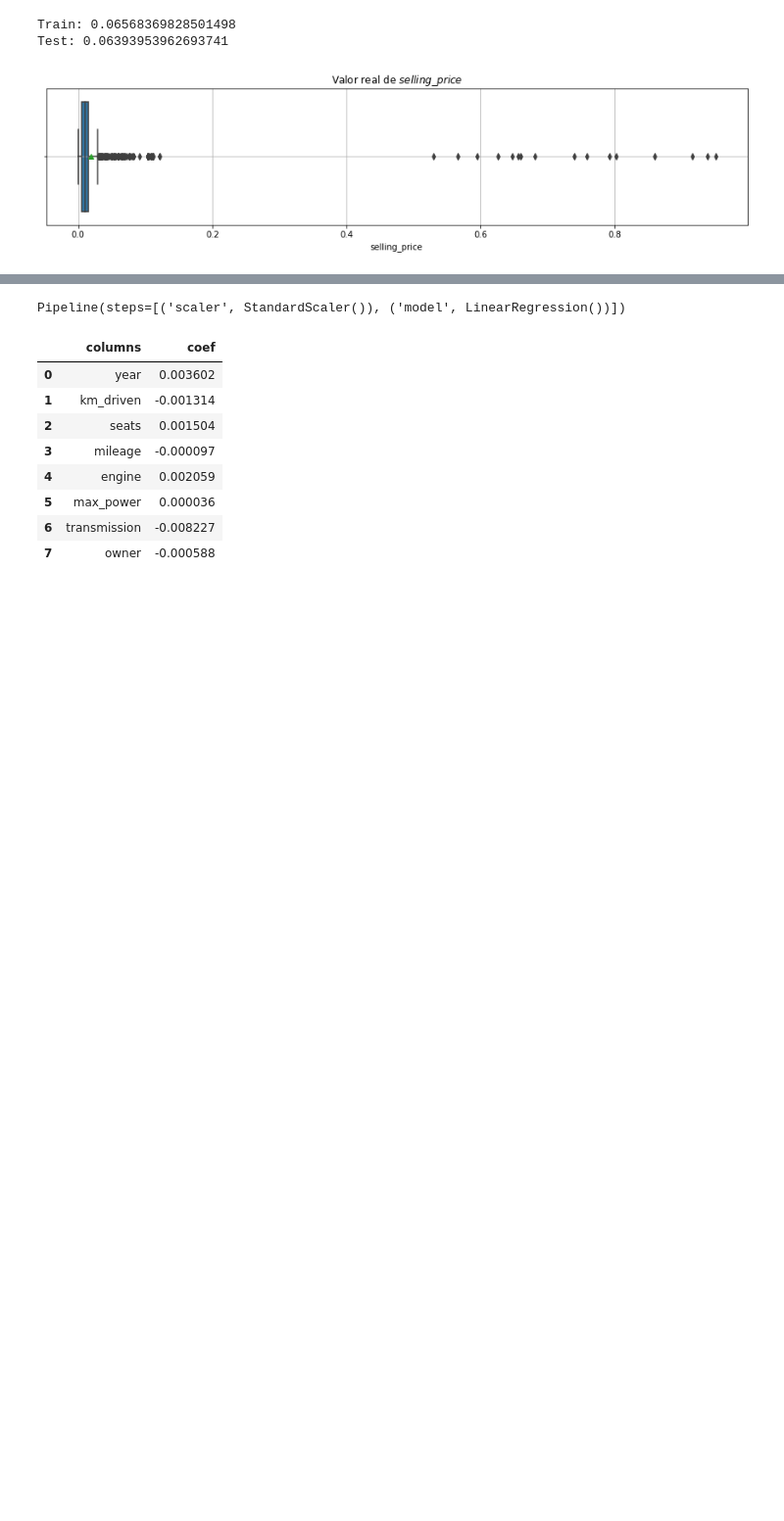
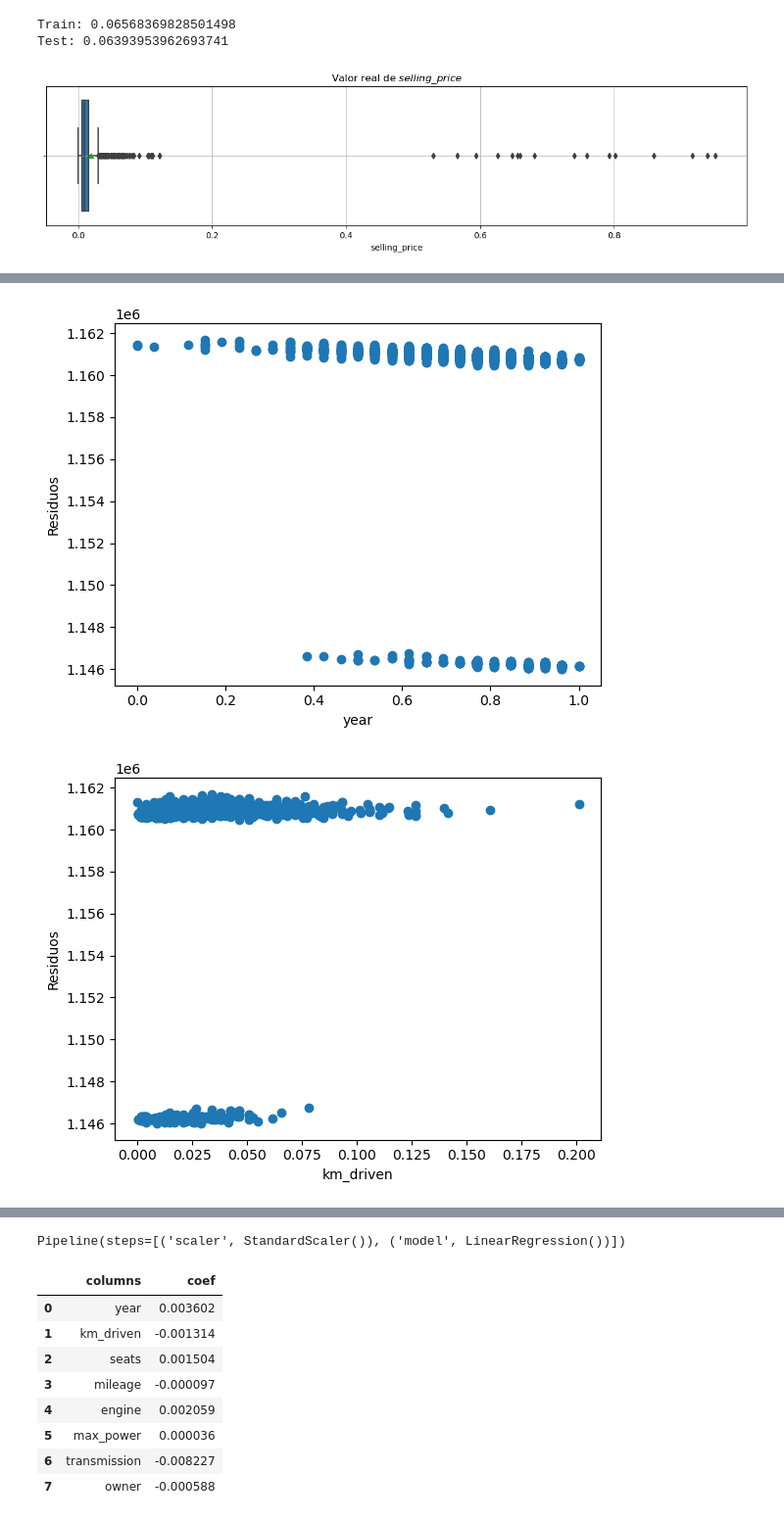
Before and after one commit to Paolaaaaaa/Lab2-Regresion, a Jupyter notebook: Regresion.ipynb, the cells around one changed output, grey strips where cells are left out. Shown at 98% size. Saved outputs shown, nothing was run; the diff lists cells and outputs as text; code cells hidden in the pictures; blank space fills up the shorter version.

```diff
--- a/Regresion.ipynb
+++ b/Regresion.ipynb
@@ -393,0 +590,5 @@ plt.show()
+# %%
+_show_supuestos(variables_interes,x_test_m2)
+# %% [output]
+[figure, added]
+[figure, added]
```
Also changed, not shown: parts of 53 cells of this notebook, 2 other files.
